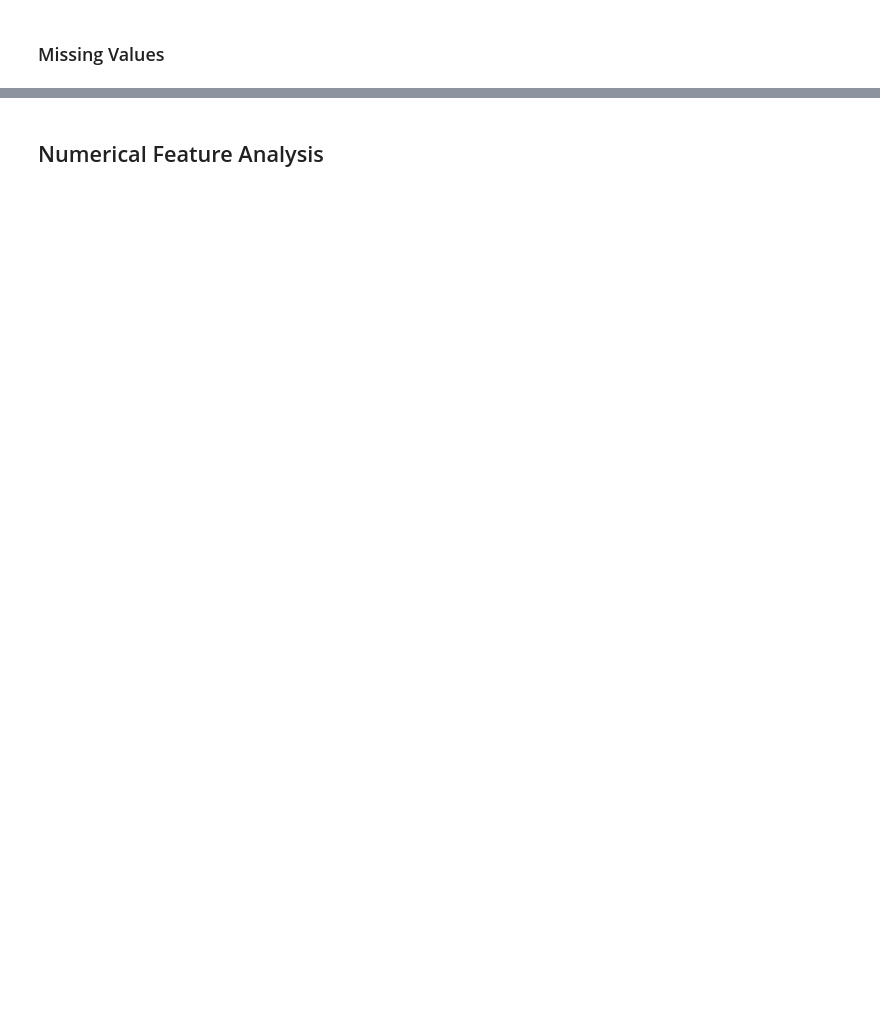
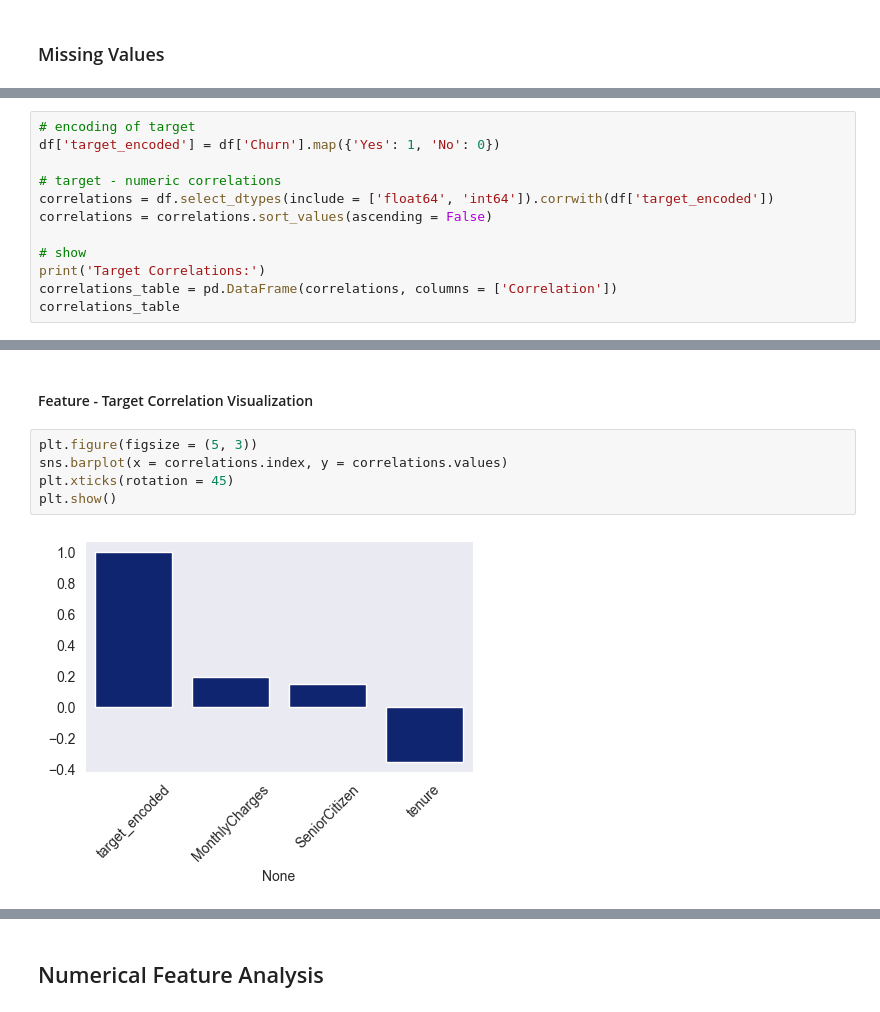
Before and after one commit to DerekSanchez/241117-Telco-Customer-Churn, a Jupyter notebook: notebooks/EDA.ipynb, the cells around one changed output, grey strips where cells are left out. Cells and saved outputs as stored; diff of their text form; blank space fills up the shorter version.

```diff
--- a/notebooks/EDA.ipynb
+++ b/notebooks/EDA.ipynb
@@ -45,0 +111,12 @@ ut.missing_values_by_pivot(df, 'StreamingTV', return_type='percentage', percenta
+# %%
+# encoding of target
+df['target_encoded'] = df['Churn'].map({'Yes': 1, 'No': 0})
+
+# target - numeric correlations
+correlations = df.select_dtypes(include = ['float64', 'int64']).corrwith(df['target_encoded'])
+correlations = correlations.sort_values(ascending = False)
+
+# show
+print('Target Correlations:')
+correlations_table = pd.DataFrame(correlations, columns = ['Correlation'])
+correlations_table
@@ -45,0 +130,9 @@ ut.missing_values_by_pivot(df, 'StreamingTV', return_type='percentage', percenta
+# %% [markdown]
+#### Feature - Target Correlation Visualization
+# %%
+plt.figure(figsize = (5, 3))
+sns.barplot(x = correlations.index, y = correlations.values)
+plt.xticks(rotation = 45)
+plt.show()
+# %% [output]
+[figure, added]
```
Also changed, not shown: parts of 36 cells of this notebook.
